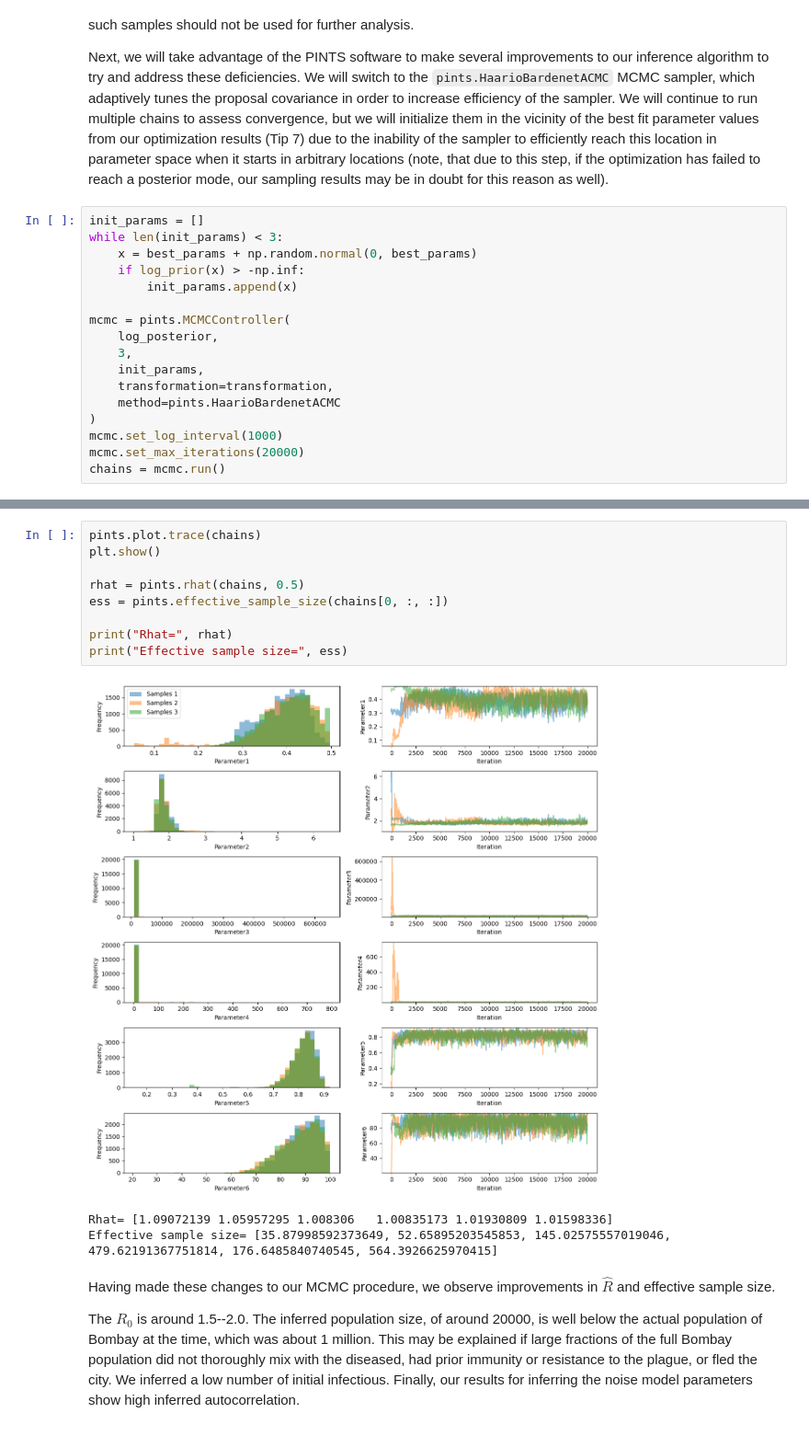
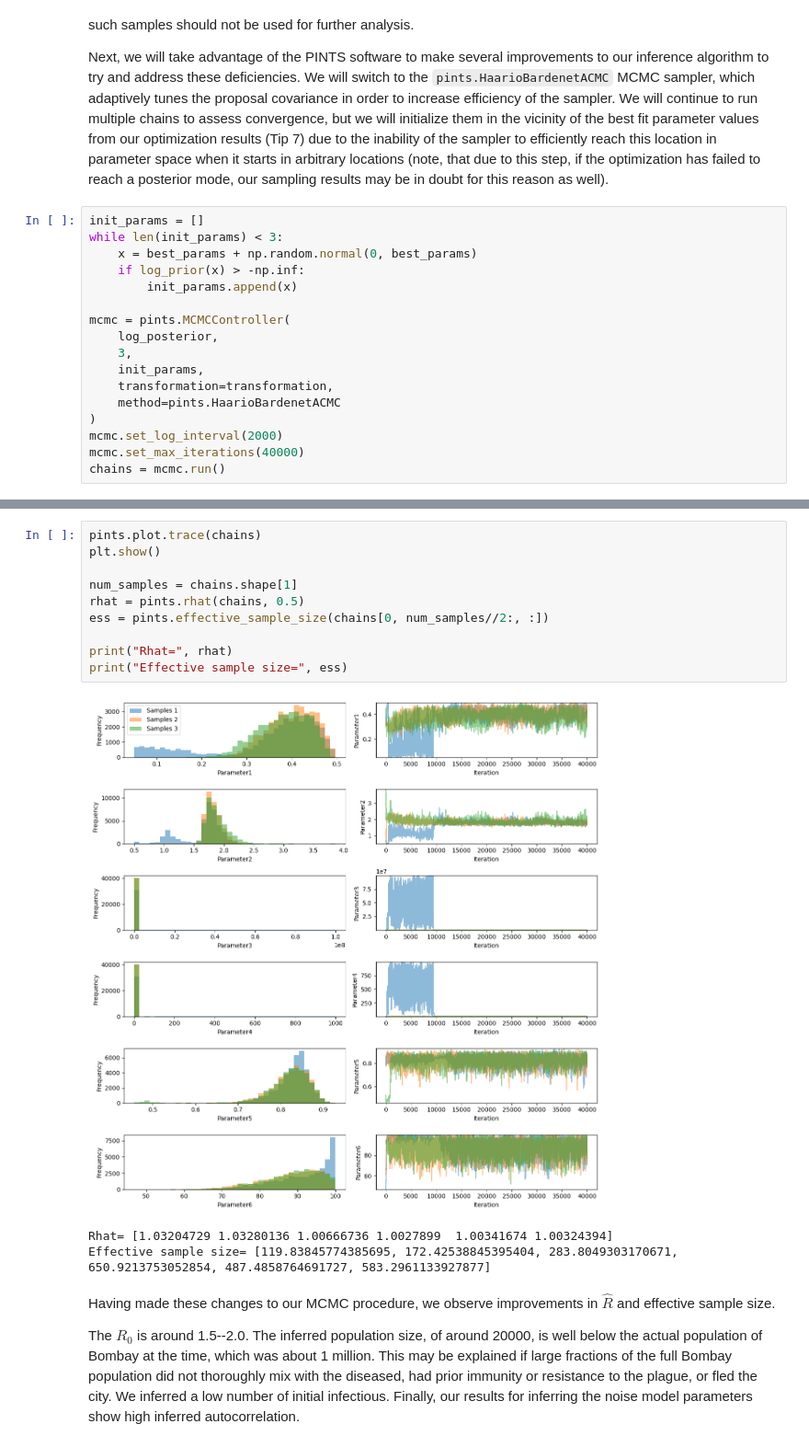
Before and after one commit to rccreswell/ode_inference_rules, a Jupyter notebook: notebook.ipynb, the cells around one changed output, grey strips where cells are left out. Shown at 92% size. Cells and saved outputs as stored; diff of their text form.

```diff
--- a/notebook.ipynb
+++ b/notebook.ipynb
@@ -801,8 +804,8 @@ mcmc = pints.MCMCController(
     transformation=transformation,
     method=pints.HaarioBardenetACMC
 )
-mcmc.set_log_interval(1000)
-mcmc.set_max_iterations(20000)
+mcmc.set_log_interval(2000)
+mcmc.set_max_iterations(40000)
 chains = mcmc.run()
 # %% [output]
 Using Haario-Bardenet adaptive covariance MCMC
@@ -825,16 +828,17 @@ Halting: Maximum number of iterations (20000) reached.
 # %%
 pints.plot.trace(chains)
 plt.show()
 
+num_samples = chains.shape[1]
 rhat = pints.rhat(chains, 0.5)
-ess = pints.effective_sample_size(chains[0, :, :])
+ess = pints.effective_sample_size(chains[0, num_samples//2:, :])
 
 print("Rhat=", rhat)
 print("Effective sample size=", ess)
 # %% [output]
-[figure, old version]
+[figure, new version]
-Rhat= [1.09072139 1.05957295 1.008306   1.00835173 1.01930809 1.01598336]
-Effective sample size= [35.87998592373649, 52.65895203545853, 145.02575557019046, 479.62191367751814, 176.6485840740545, 564.3926625970415]
+Rhat= [1.03204729 1.03280136 1.00666736 1.0027899  1.00341674 1.00324394]
+Effective sample size= [119.83845774385695, 172.42538845395404, 283.8049303170671, 650.9213753052854, 487.4858764691727, 583.2961133927877]
 # %% [markdown]
 Having made these changes to our MCMC procedure, we observe improvements in $\hat{R}$ and effective sample size.
 
```
Also changed, not shown: parts of 12 cells of this notebook.
